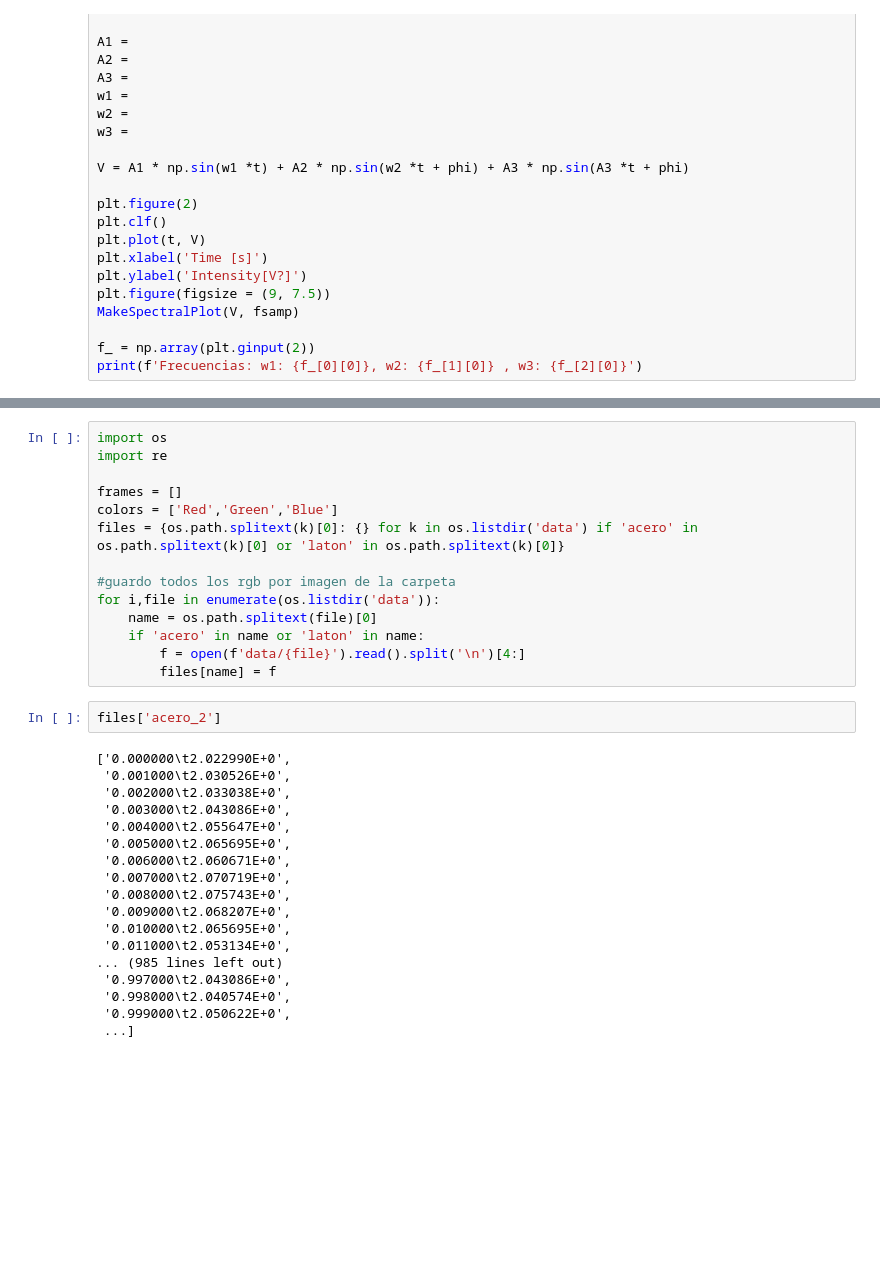
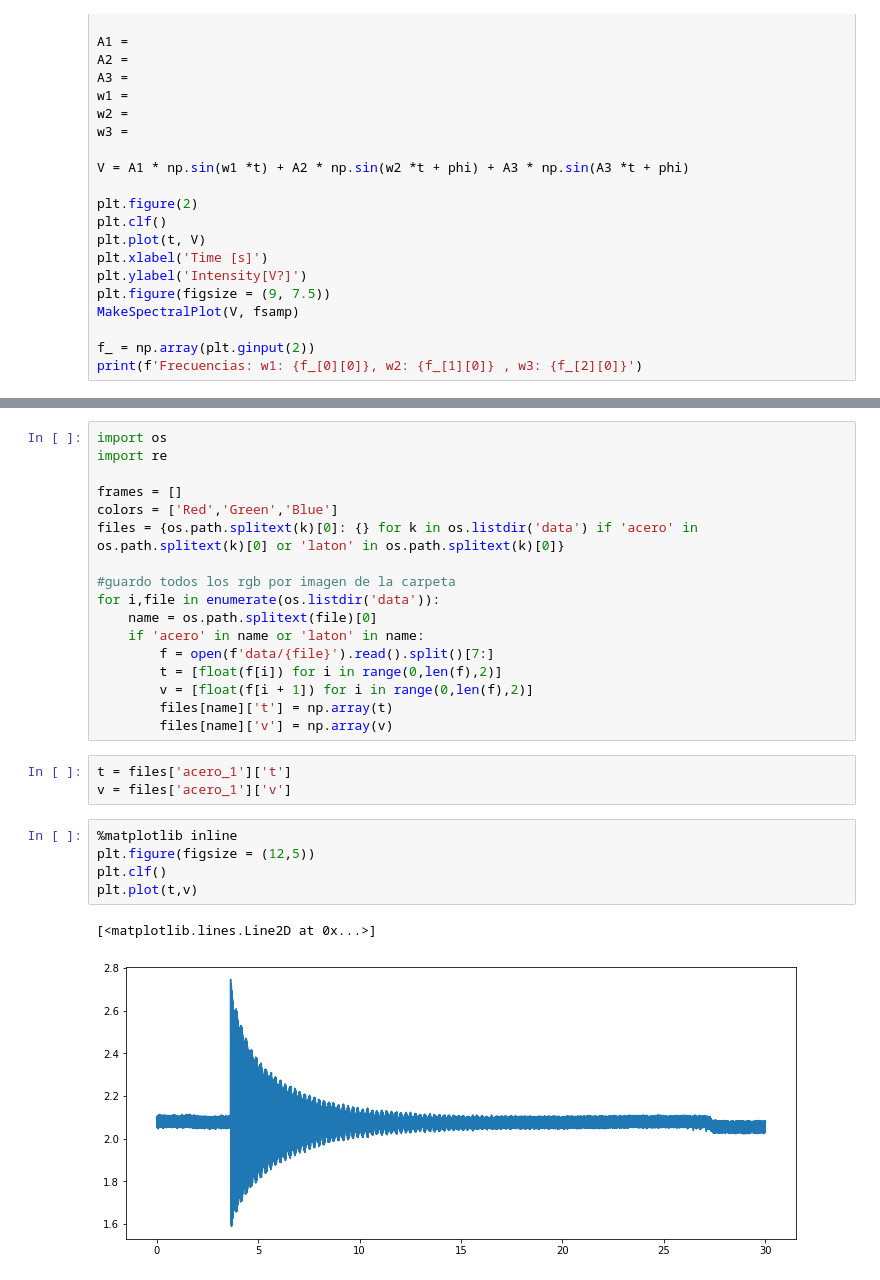
Before and after one commit to LunaKadysz/Laboratorio-4, a Jupyter notebook: Practica3/Practica3.ipynb, the cells around one changed output, grey strips where cells are left out. Saved outputs shown, nothing was run; the diff lists cells and outputs as text; blank space fills up the shorter version.

```diff
--- a/Practica3/Practica3.ipynb
+++ b/Practica3/Practica3.ipynb
@@ -168,25 +184,19 @@ files = {os.path.splitext(k)[0]: {} for k in os.listdir('data') if 'acero' in os
 for i,file in enumerate(os.listdir('data')):
     name = os.path.splitext(file)[0]
     if 'acero' in name or 'laton' in name:
-        f = open(f'data/{file}').read().split('\n')[4:]
-        files[name] = f
+        f = open(f'data/{file}').read().split()[7:]
+        t = [float(f[i]) for i in range(0,len(f),2)]
+        v = [float(f[i + 1]) for i in range(0,len(f),2)]
+        files[name]['t'] = np.array(t)
+        files[name]['v'] = np.array(v)
-# %%
-files['acero_2']
-# %% [output]
-['0.000000\t2.022990E+0',
- '0.001000\t2.030526E+0',
- '0.002000\t2.033038E+0',
- '0.003000\t2.043086E+0',
- '0.004000\t2.055647E+0',
- '0.005000\t2.065695E+0',
- '0.006000\t2.060671E+0',
- '0.007000\t2.070719E+0',
- '0.008000\t2.075743E+0',
- '0.009000\t2.068207E+0',
- '0.010000\t2.065695E+0',
- '0.011000\t2.053134E+0',
-... (985 lines left out)
- '0.997000\t2.043086E+0',
- '0.998000\t2.040574E+0',
- '0.999000\t2.050622E+0',
- ...]
+# %%
+t = files['acero_1']['t']
+v = files['acero_1']['v']
+# %%
+%matplotlib inline
+plt.figure(figsize = (12,5))
+plt.clf()
+plt.plot(t,v)
+# %% [output]
+[<matplotlib.lines.Line2D at 0x...>]
+[figure, added]
```
Also changed, not shown: parts of 7 cells of this notebook.
